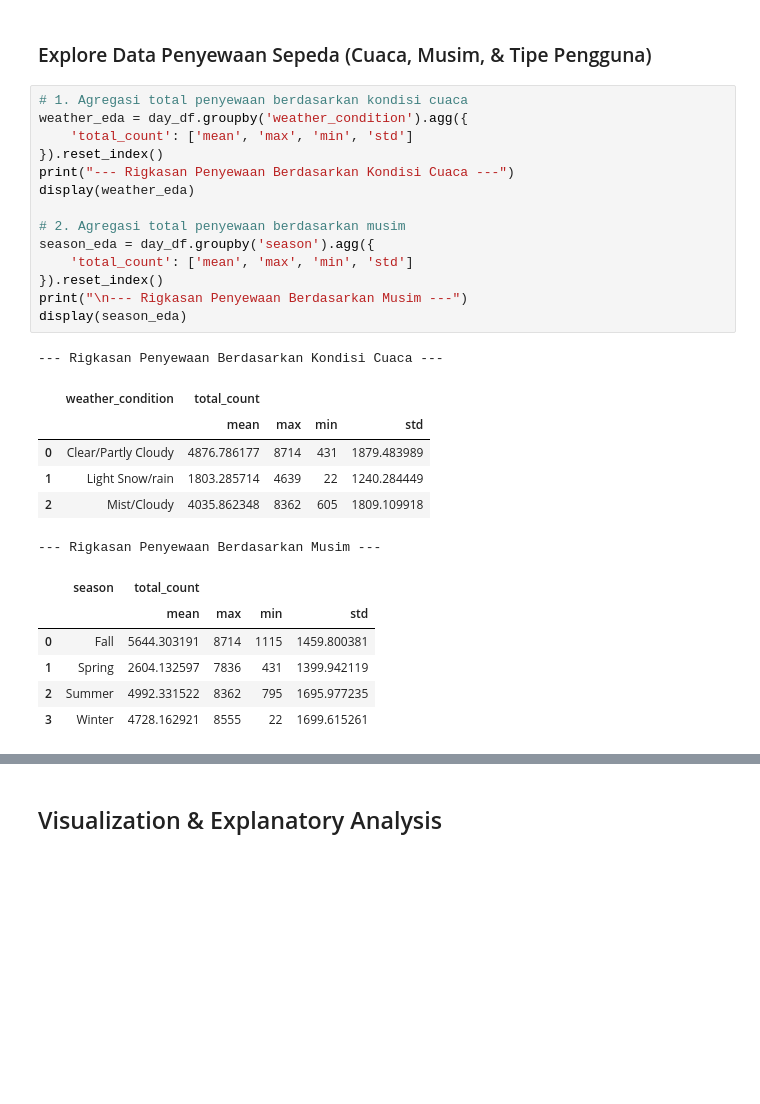
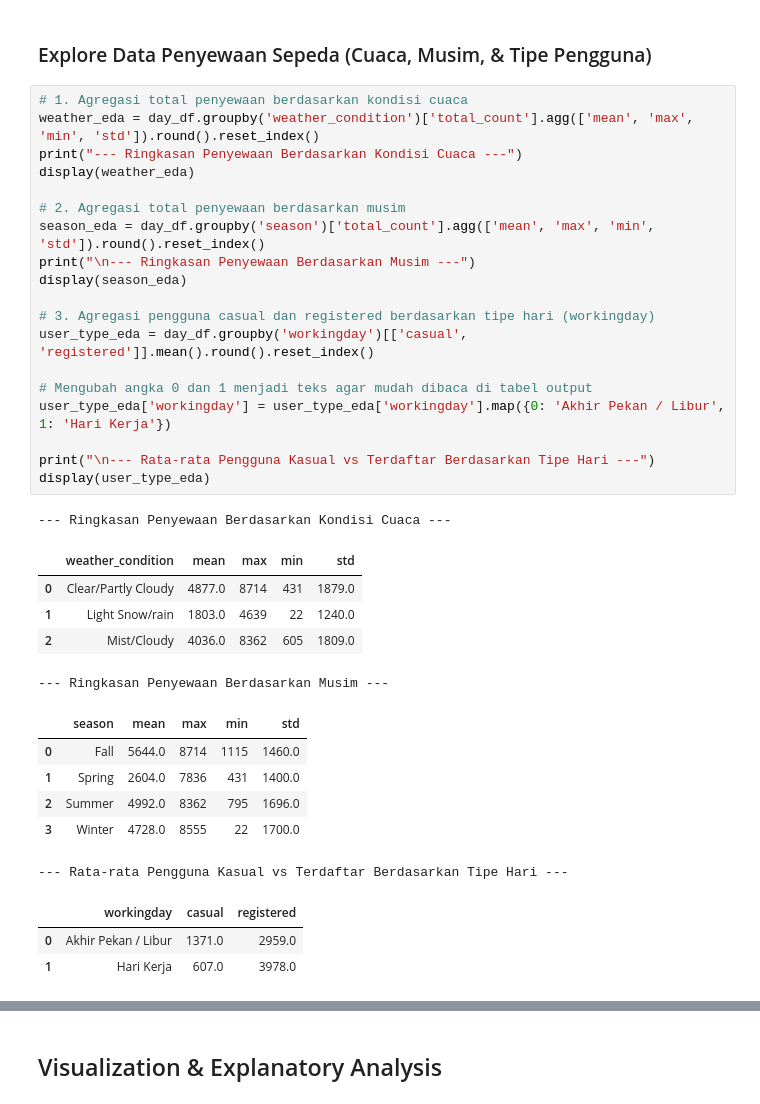
Before and after one commit to RafiGerald21/Bike-sharing-dashboard, a Jupyter notebook: Proyek_Analisis_Data.ipynb, the cells around one changed output, grey strips where cells are left out. Cells and saved outputs as stored; diff of their text form; blank space fills up the shorter version.

```diff
--- a/Proyek_Analisis_Data.ipynb
+++ b/Proyek_Analisis_Data.ipynb
@@ -211,31 +211,38 @@ memory usage: 91.5+ KB
 ### Explore Data Penyewaan Sepeda (Cuaca, Musim, & Tipe Pengguna)
 # %%
 # 1. Agregasi total penyewaan berdasarkan kondisi cuaca
-weather_eda = day_df.groupby('weather_condition').agg({
-    'total_count': ['mean', 'max', 'min', 'std']
-}).reset_index()
-print("--- Rigkasan Penyewaan Berdasarkan Kondisi Cuaca ---")
+weather_eda = day_df.groupby('weather_condition')['total_count'].agg(['mean', 'max', 'min', 'std']).round().reset_index()
+print("--- Ringkasan Penyewaan Berdasarkan Kondisi Cuaca ---")
 display(weather_eda)
 
 # 2. Agregasi total penyewaan berdasarkan musim
-season_eda = day_df.groupby('season').agg({
-    'total_count': ['mean', 'max', 'min', 'std']
-}).reset_index()
-print("\n--- Rigkasan Penyewaan Berdasarkan Musim ---")
+season_eda = day_df.groupby('season')['total_count'].agg(['mean', 'max', 'min', 'std']).round().reset_index()
+print("\n--- Ringkasan Penyewaan Berdasarkan Musim ---")
 display(season_eda)
+
+# 3. Agregasi pengguna casual dan registered berdasarkan tipe hari (workingday)
+user_type_eda = day_df.groupby('workingday')[['casual', 'registered']].mean().round().reset_index()
+
+# Mengubah angka 0 dan 1 menjadi teks agar mudah dibaca di tabel output
+user_type_eda['workingday'] = user_type_eda['workingday'].map({0: 'Akhir Pekan / Libur', 1: 'Hari Kerja'})
+
+print("\n--- Rata-rata Pengguna Kasual vs Terdaftar Berdasarkan Tipe Hari ---")
+display(user_type_eda)
 # %% [output]
---- Rigkasan Penyewaan Berdasarkan Kondisi Cuaca ---
+--- Ringkasan Penyewaan Berdasarkan Kondisi Cuaca ---
-|  | weather_condition | total_count |  |  |  |
-|  |  | mean | max | min | std |
-| 0 | Clear/Partly Cloudy | 4876.786177 | 8714 | 431 | 1879.483989 |
-| 1 | Light Snow/rain | 1803.285714 | 4639 | 22 | 1240.284449 |
-| 2 | Mist/Cloudy | 4035.862348 | 8362 | 605 | 1809.109918 |
+|  | weather_condition | mean | max | min | std |
+| 0 | Clear/Partly Cloudy | 4877.0 | 8714 | 431 | 1879.0 |
+| 1 | Light Snow/rain | 1803.0 | 4639 | 22 | 1240.0 |
+| 2 | Mist/Cloudy | 4036.0 | 8362 | 605 | 1809.0 |
---- Rigkasan Penyewaan Berdasarkan Musim ---
+--- Ringkasan Penyewaan Berdasarkan Musim ---
-|  | season | total_count |  |  |  |
-|  |  | mean | max | min | std |
-| 0 | Fall | 5644.303191 | 8714 | 1115 | 1459.800381 |
-| 1 | Spring | 2604.132597 | 7836 | 431 | 1399.942119 |
-| 2 | Summer | 4992.331522 | 8362 | 795 | 1695.977235 |
-| 3 | Winter | 4728.162921 | 8555 | 22 | 1699.615261 |
+|  | season | mean | max | min | std |
+| 0 | Fall | 5644.0 | 8714 | 1115 | 1460.0 |
+| 1 | Spring | 2604.0 | 7836 | 431 | 1400.0 |
+| 2 | Summer | 4992.0 | 8362 | 795 | 1696.0 |
+| 3 | Winter | 4728.0 | 8555 | 22 | 1700.0 |
+--- Rata-rata Pengguna Kasual vs Terdaftar Berdasarkan Tipe Hari ---
+|  | workingday | casual | registered |
+| 0 | Akhir Pekan / Libur | 1371.0 | 2959.0 |
+| 1 | Hari Kerja | 607.0 | 3978.0 |
 # %% [markdown]
 **Insight:** (Opsional)
```
Also changed, not shown: parts of 1 cell of this notebook, 1 other file.
